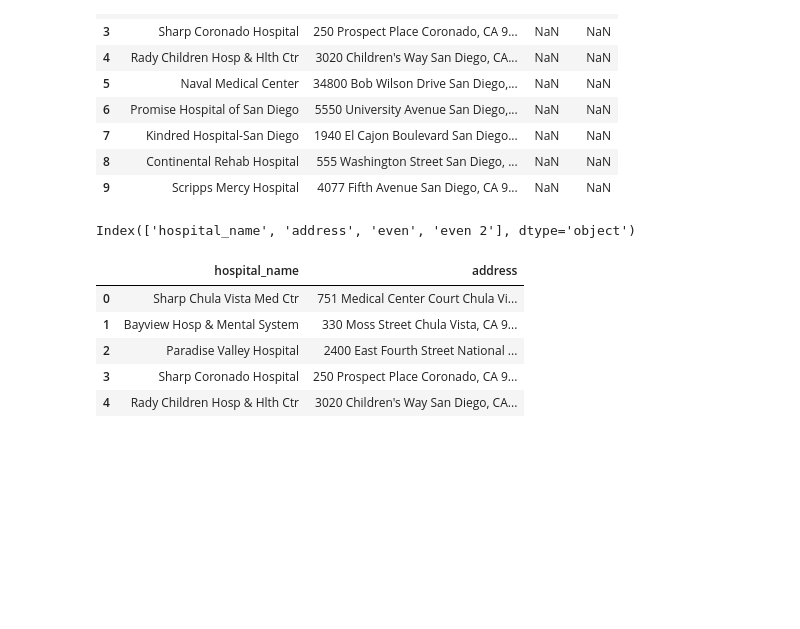
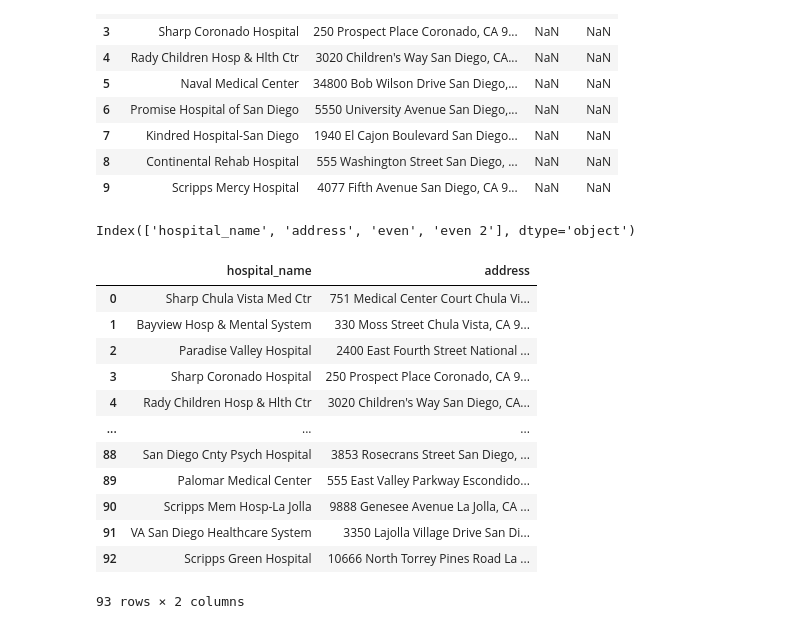
Before and after one commit to tsmtruong/final-project, a Jupyter notebook: Clean_Hospitals.ipynb, the cells around one changed output. Drawn from its saved outputs; the diff is of its cells as text; code cells hidden in the pictures; blank space fills up the shorter version.

```diff
--- a/Clean_Hospitals.ipynb
+++ b/Clean_Hospitals.ipynb
@@ -32,17 +32,23 @@ print(hospital_df.keys())
 # %% [output]
 Index(['hospital_name', 'address', 'even', 'even 2'], dtype='object')
 # %%
-#dropping columns
+# dropping columns
 clean_df = hospital_df.drop(['even','even 2'], axis=1)
-
-clean_df.head()
+clean_df
 # %% [output]
 |  | hospital_name | address |
 | 0 | Sharp Chula Vista Med Ctr | 751 Medical Center Court Chula Vi... |
 | 1 | Bayview Hosp & Mental System | 330 Moss Street Chula Vista, CA 9... |
 | 2 | Paradise Valley Hospital | 2400 East Fourth Street National ... |
 | 3 | Sharp Coronado Hospital | 250 Prospect Place Coronado, CA 9... |
 | 4 | Rady Children Hosp & Hlth Ctr | 3020 Children's Way San Diego, CA... |
+| ... | ... | ... |
+| 88 | San Diego Cnty Psych Hospital | 3853 Rosecrans Street San Diego, ... |
+| 89 | Palomar Medical Center | 555 East Valley Parkway Escondido... |
+| 90 | Scripps Mem Hosp-La Jolla | 9888 Genesee Avenue La Jolla, CA ... |
+| 91 | VA San Diego Healthcare System | 3350 Lajolla Village Drive San Di... |
+| 92 | Scripps Green Hospital | 10666 North Torrey Pines Road La ... |
+93 rows × 2 columns
 # %%
 # dropping duplicates
 hosp_df = clean_df.drop_duplicates(subset=['hospital_name'])
```
Also changed, not shown: parts of 13 cells of this notebook.
